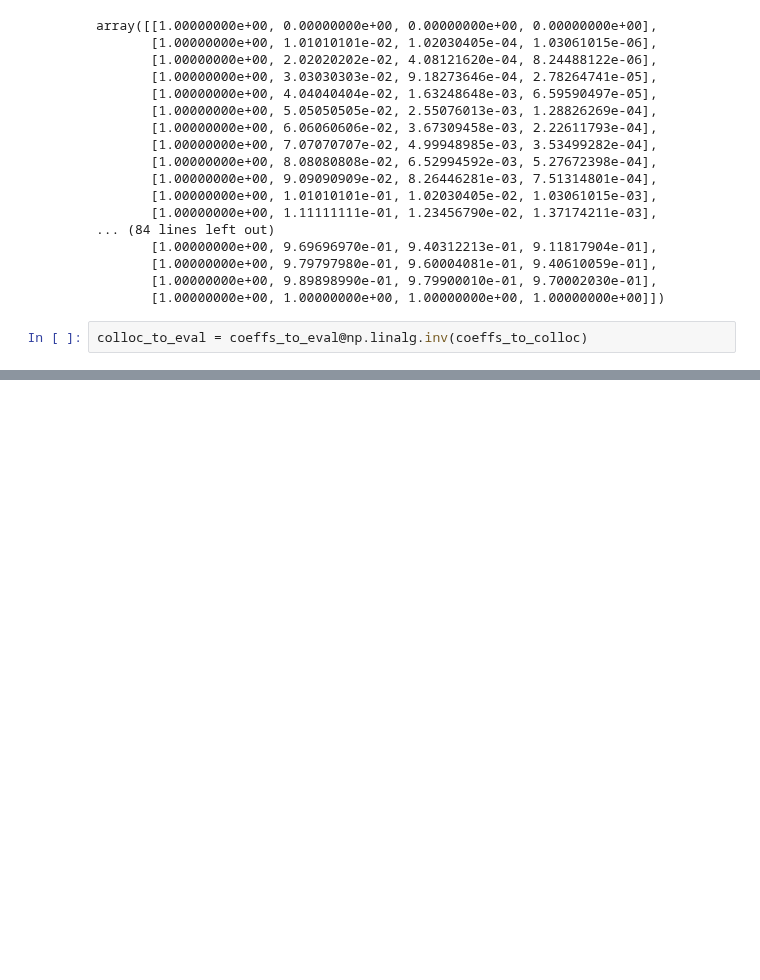
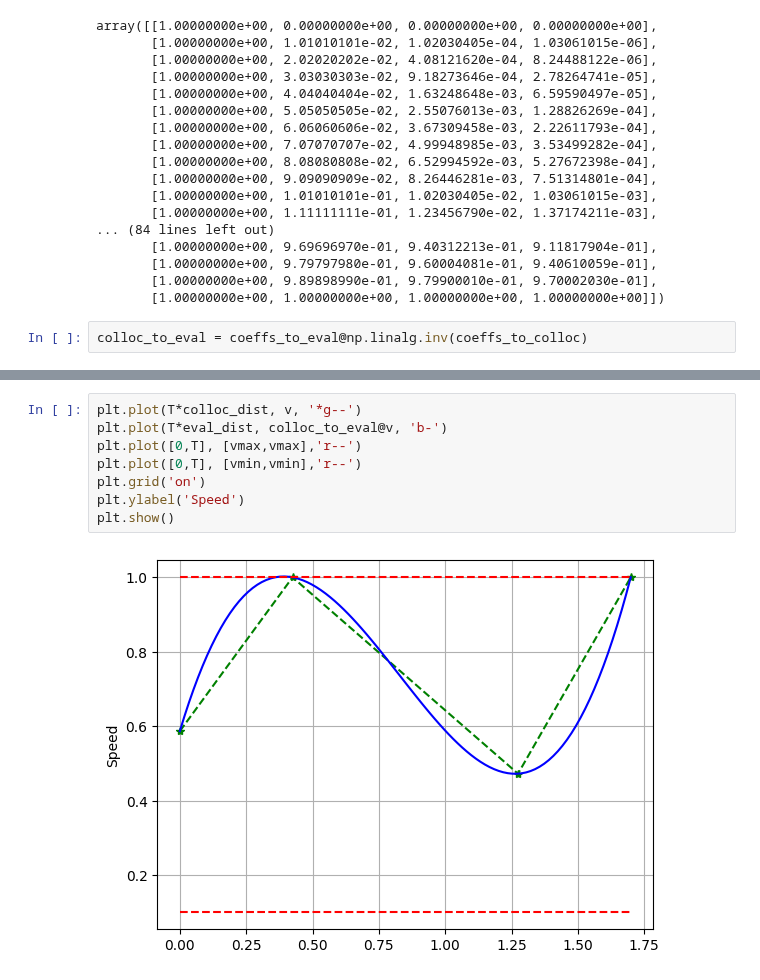
Before and after one commit to arthurrichards77/smply, a Jupyter notebook: collocation.ipynb, the cells around one changed output, grey strips where cells are left out. Drawn from its saved outputs; the diff is of its cells as text; blank space fills up the shorter version.

```diff
--- a/collocation.ipynb
+++ b/collocation.ipynb
@@ -286,0 +234,10 @@ plt.show()
+# %%
+plt.plot(T*colloc_dist, v, '*g--')
+plt.plot(T*eval_dist, colloc_to_eval@v, 'b-')
+plt.plot([0,T], [vmax,vmax],'r--')
+plt.plot([0,T], [vmin,vmin],'r--')
+plt.grid('on')
+plt.ylabel('Speed')
+plt.show()
+# %% [output]
+[figure, added]
```
Also changed, not shown: parts of 26 cells of this notebook.
